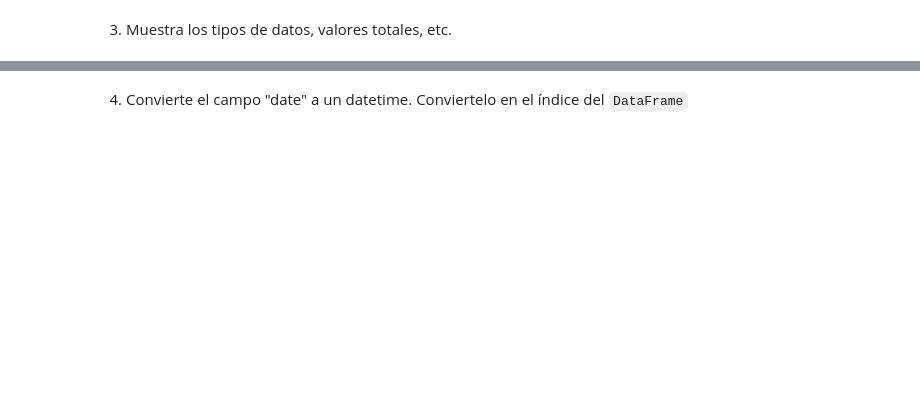
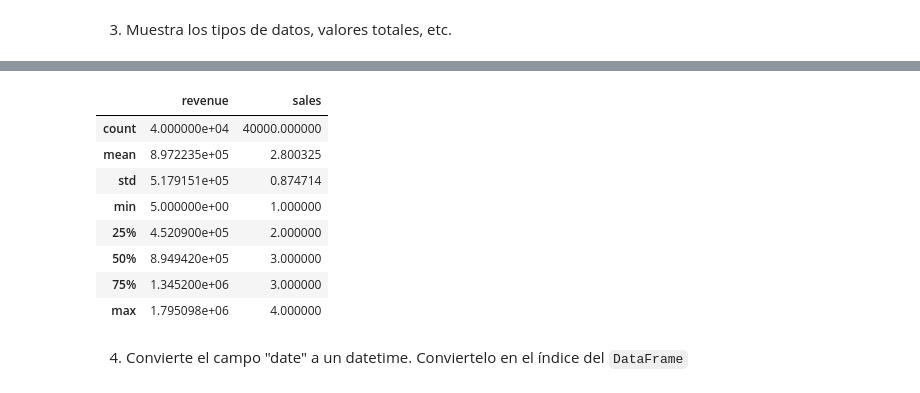
Before and after one commit to Cmonzon-94/ONLINE_DS_THEBRIDGE_Cmonzon, a Jupyter notebook: 03_Analisis_de_Datos/Sprint_05/Unidad_02_Acceso_y_Procesado_de_Datos_Internos__Ficheros/Unidad_02/Practica_Obligatoria/18_Practica_Obligatoria_Ficheros.ipynb, the cells around one changed output, grey strips where cells are left out. Cells and saved outputs as stored; diff of their text form; code cells hidden in the pictures; blank space fills up the shorter version.

```diff
--- a/03_Analisis_de_Datos/Sprint_05/Unidad_02_Acceso_y_Procesado_de_Datos_Internos__Ficheros/Unidad_02/Practica_Obligatoria/18_Practica_Obligatoria_Ficheros.ipynb
+++ b/03_Analisis_de_Datos/Sprint_05/Unidad_02_Acceso_y_Procesado_de_Datos_Internos__Ficheros/Unidad_02/Practica_Obligatoria/18_Practica_Obligatoria_Ficheros.ipynb
@@ -115,3 +113,15 @@ memory usage: 1.5+ MB
+# %%
+df_excel.describe()
+# %% [output]
+|  | revenue | sales |
+| count | 4.000000e+04 | 40000.000000 |
+| mean | 8.972235e+05 | 2.800325 |
+| std | 5.179151e+05 | 0.874714 |
+| min | 5.000000e+00 | 1.000000 |
+| 25% | 4.520900e+05 | 2.000000 |
+| 50% | 8.949420e+05 | 3.000000 |
+| 75% | 1.345200e+06 | 3.000000 |
+| max | 1.795098e+06 | 4.000000 |
 # %% [markdown]
 4. Convierte el campo "date" a un datetime. Conviertelo en el índice del `DataFrame`
 # %%
```
Also changed, not shown: parts of 9 cells of this notebook, 1 other file.
